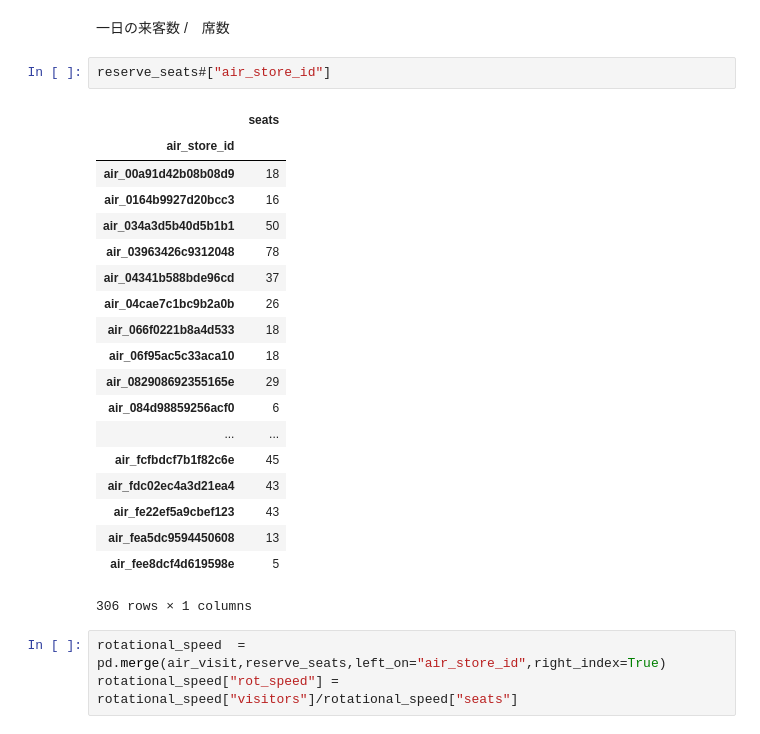
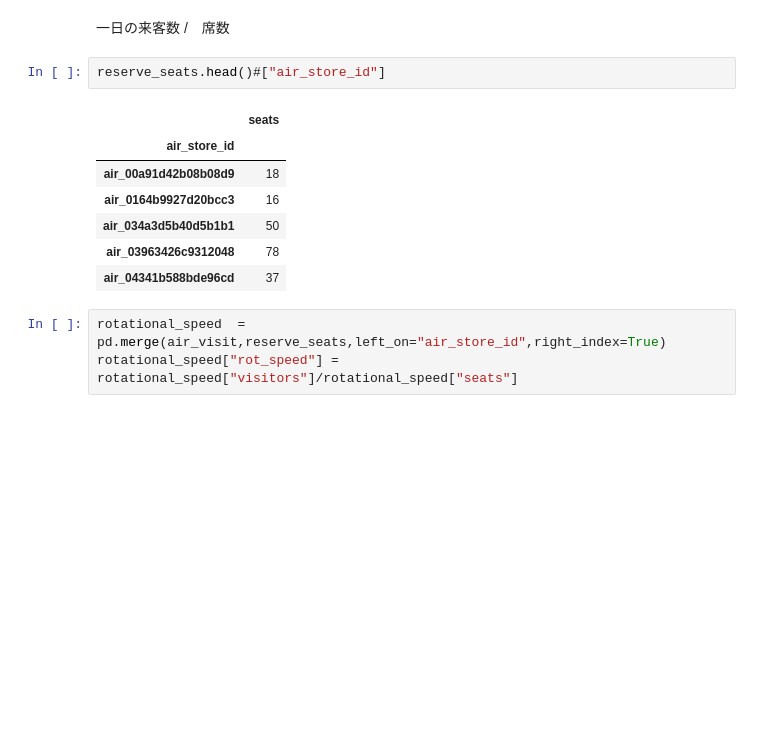
Before and after one commit to recruit-exercise/recruit_exercise, a Jupyter notebook: notebook/create_feature_base_on_reserve.ipynb, the cells around one changed output. Drawn from its saved outputs; the diff is of its cells as text; blank space fills up the shorter version.

```diff
--- a/notebook/create_feature_base_on_reserve.ipynb
+++ b/notebook/create_feature_base_on_reserve.ipynb
@@ -254,27 +184,15 @@ reserve_seats = reserve_seats.rename(columns={"reserve_visitors":"seats"})
 # %% [markdown]
 一日の来客数 /　席数
 # %%
-reserve_seats#["air_store_id"]
+reserve_seats.head()#["air_store_id"]
 # %% [output]
 |  | seats |
 | air_store_id |  |
 | air_00a91d42b08b08d9 | 18 |
 | air_0164b9927d20bcc3 | 16 |
 | air_034a3d5b40d5b1b1 | 50 |
 | air_03963426c9312048 | 78 |
 | air_04341b588bde96cd | 37 |
-| air_04cae7c1bc9b2a0b | 26 |
-| air_066f0221b8a4d533 | 18 |
-| air_06f95ac5c33aca10 | 18 |
-| air_082908692355165e | 29 |
-| air_084d98859256acf0 | 6 |
-| ... | ... |
-| air_fcfbdcf7b1f82c6e | 45 |
-| air_fdc02ec4a3d21ea4 | 43 |
-| air_fe22ef5a9cbef123 | 43 |
-| air_fea5dc9594450608 | 13 |
-| air_fee8dcf4d619598e | 5 |
-306 rows × 1 columns
 # %%
 rotational_speed  = pd.merge(air_visit,reserve_seats,left_on="air_store_id",right_index=True)
 rotational_speed["rot_speed"] = rotational_speed["visitors"]/rotational_speed["seats"]
```
Also changed, not shown: parts of 46 cells of this notebook.
